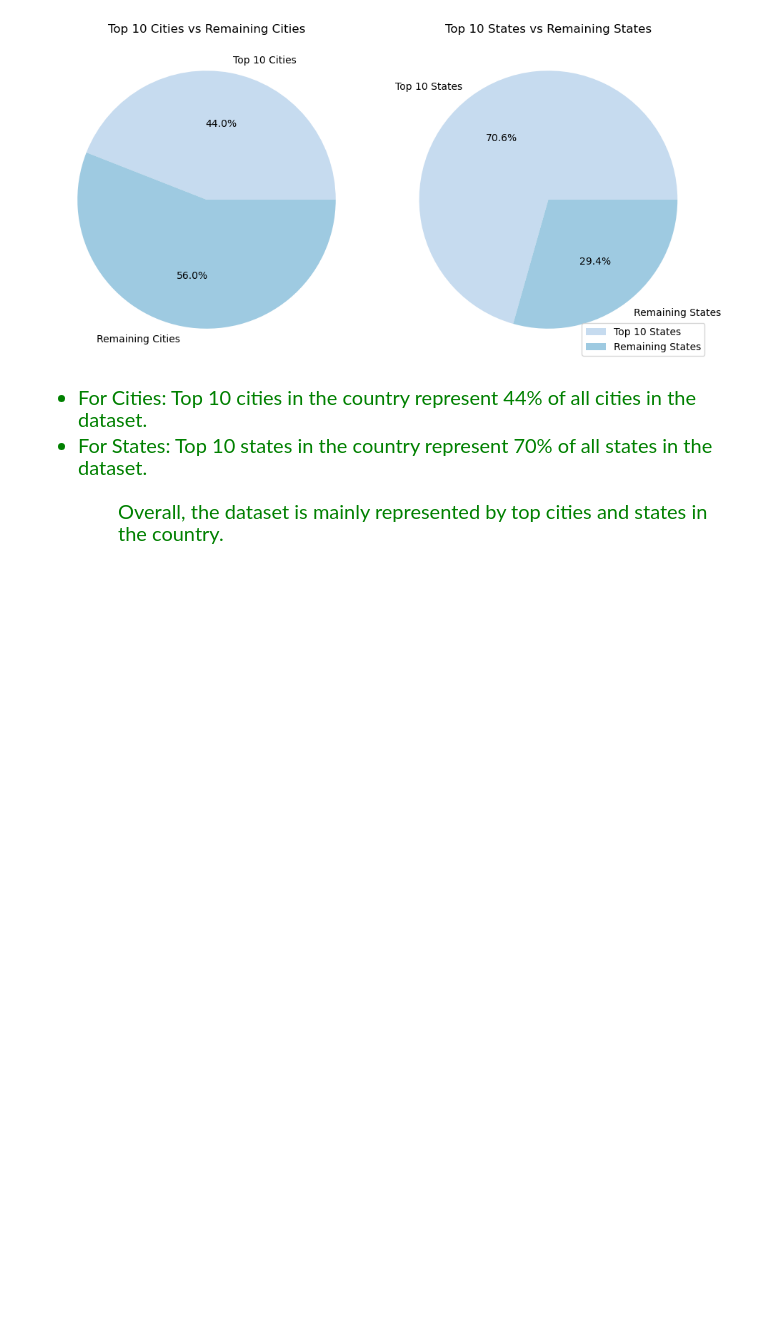
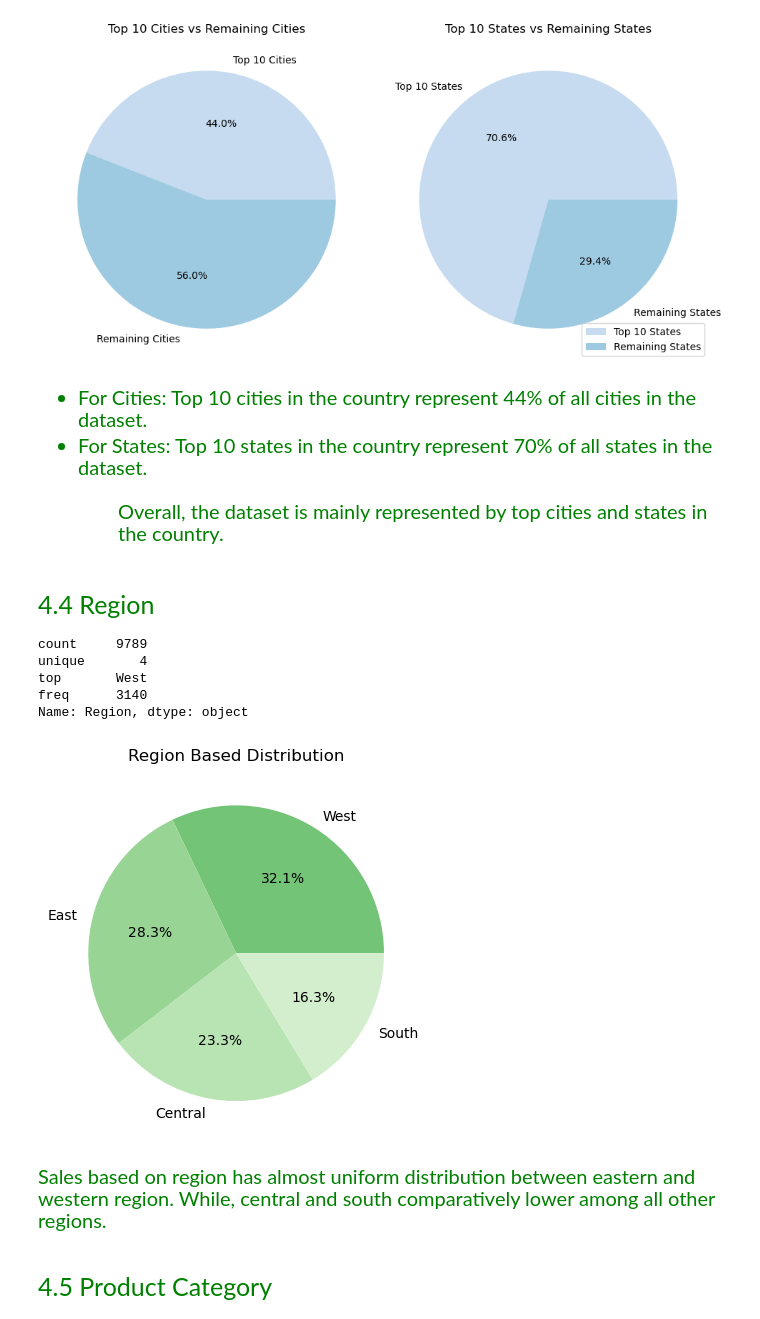
Before and after one commit to Kartika-Nidhi/DS_projects, a Jupyter notebook: SuperstoreSalesAnalysis.ipynb, the cells around one changed output. Cells and saved outputs as stored; diff of their text form; code cells hidden in the pictures; blank space fills up the shorter version.

```diff
--- a/SuperstoreSalesAnalysis.ipynb
+++ b/SuperstoreSalesAnalysis.ipynb
@@ -322,3 +322,28 @@ plt.show()
 <ul>
 <br>
 Overall, the dataset is mainly represented by top cities and states in the country.
+# %% [markdown]
+<dvi>
+# %% [markdown]
+<div style = "color:green; font-size:25px">4.4 Region
+# %%
+data['Region'].describe()
+# %% [output]
+count     9789
+unique       4
+top       West
+freq      3140
+Name: Region, dtype: object
+# %%
+plt.pie(data['Region'].value_counts().values, labels = data['Region'].value_counts().index, colors = plt.cm.Greens(np.linspace(0.5,0.2,4)), autopct = "%1.1f%%")
+
+plt.title('Region Based Distribution')
+plt.show()
+# %% [output]
+[figure, added]
+# %% [markdown]
+<div style = "color:green; font-size:20px">Sales based on region has almost uniform distribution between eastern and western region. While, central and south comparatively lower among all other regions.
+# %% [markdown]
+<div>
+# %% [markdown]
+<div style = "color:green; font-size:25px">4.5 Product Category
```
Also changed, not shown: parts of 7 cells of this notebook.
